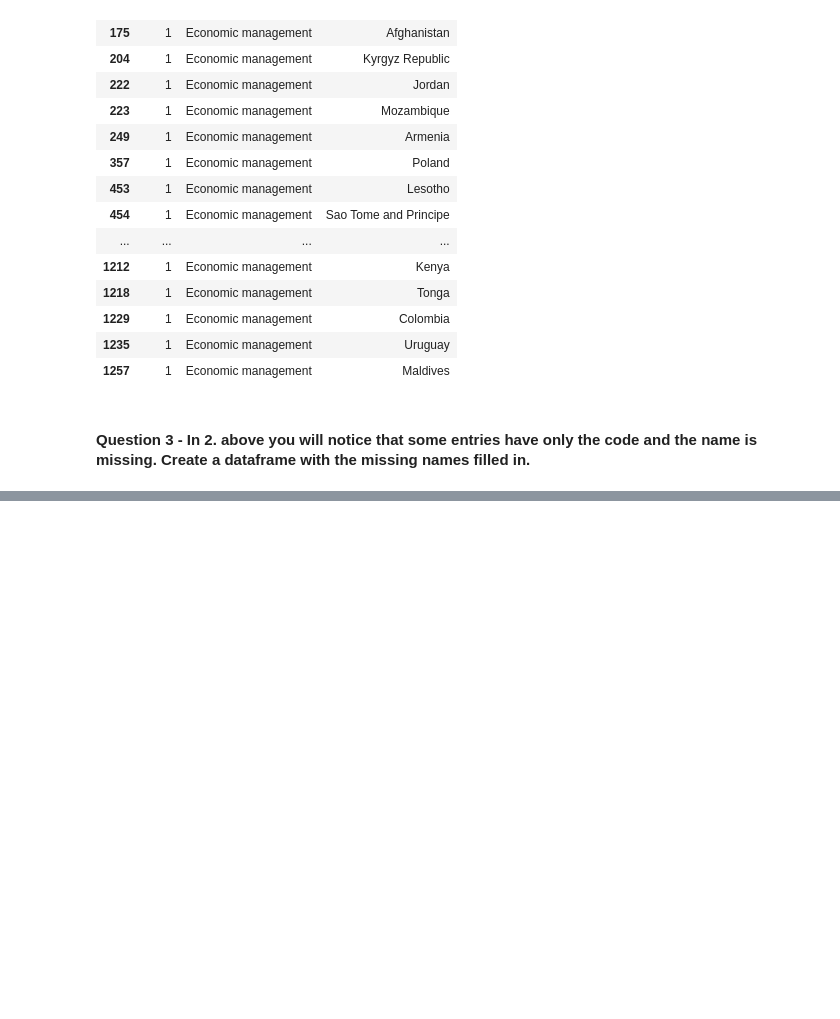
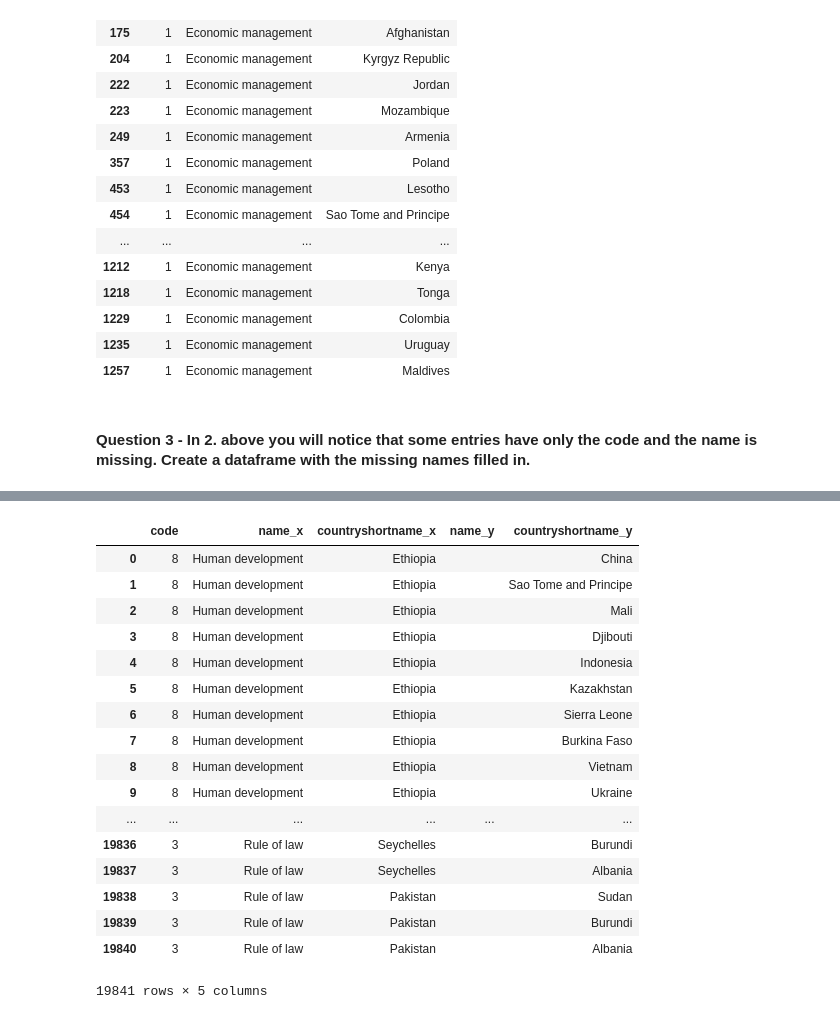
Before and after one commit to andre-moore/data_science_intensive, a Jupyter notebook: sliderule_dsi_json_exercise.ipynb, the cells around one changed output, grey strips where cells are left out. Saved outputs shown, nothing was run; the diff lists cells and outputs as text; code cells hidden in the pictures; blank space fills up the shorter version.

```diff
--- a/sliderule_dsi_json_exercise.ipynb
+++ b/sliderule_dsi_json_exercise.ipynb
@@ -280,0 +307,29 @@ em_theme
+# %%
+frames = [with_blanks_df, wo_blanks_df]
+#result = pd.concat(frames, axis=1)
+#result = concat(frames, axis=1, join='outer')
+#result = wo_blanks_df.combine_first(with_blanks_df)
+result = pd.merge(wo_blanks_df, with_blanks_df, on='code', copy=False)
+#with_blanks_df.merge(wo_blanks_df)
+#result = with_blanks_df.join(wo_blanks_df)
+#result.sort_values('code')
+result
+# %% [output]
+|  | code | name_x | countryshortname_x | name_y | countryshortname_y |
+| 0 | 8 | Human development | Ethiopia |  | China |
+| 1 | 8 | Human development | Ethiopia |  | Sao Tome and Principe |
+| 2 | 8 | Human development | Ethiopia |  | Mali |
+| 3 | 8 | Human development | Ethiopia |  | Djibouti |
+| 4 | 8 | Human development | Ethiopia |  | Indonesia |
+| 5 | 8 | Human development | Ethiopia |  | Kazakhstan |
+| 6 | 8 | Human development | Ethiopia |  | Sierra Leone |
+| 7 | 8 | Human development | Ethiopia |  | Burkina Faso |
+| 8 | 8 | Human development | Ethiopia |  | Vietnam |
+| 9 | 8 | Human development | Ethiopia |  | Ukraine |
+| ... | ... | ... | ... | ... | ... |
+| 19836 | 3 | Rule of law | Seychelles |  | Burundi |
+| 19837 | 3 | Rule of law | Seychelles |  | Albania |
+| 19838 | 3 | Rule of law | Pakistan |  | Sudan |
+| 19839 | 3 | Rule of law | Pakistan |  | Burundi |
+| 19840 | 3 | Rule of law | Pakistan |  | Albania |
+19841 rows × 5 columns
```
Also changed, not shown: parts of 15 cells of this notebook.
